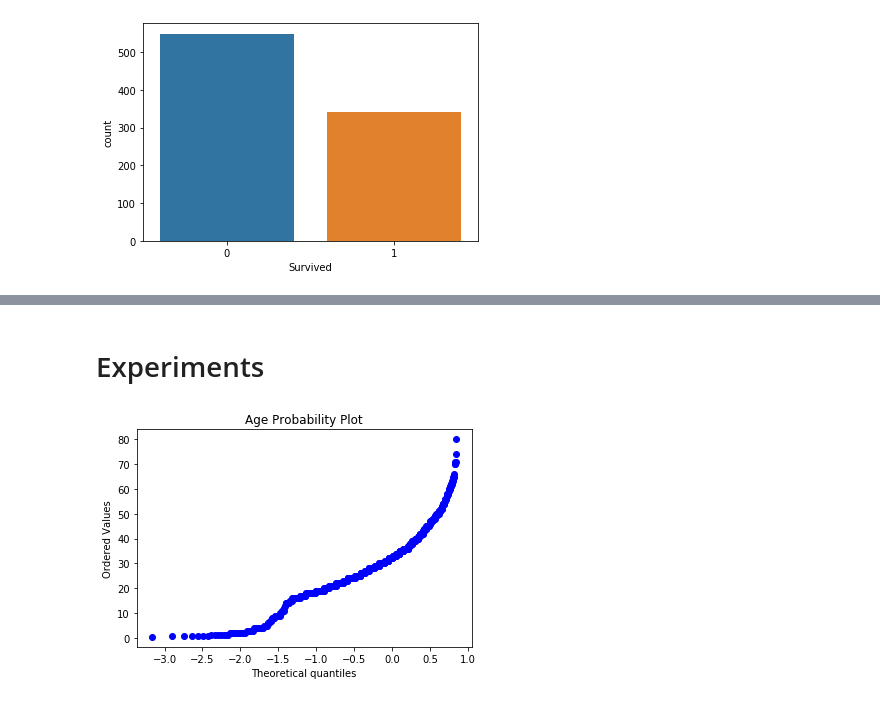
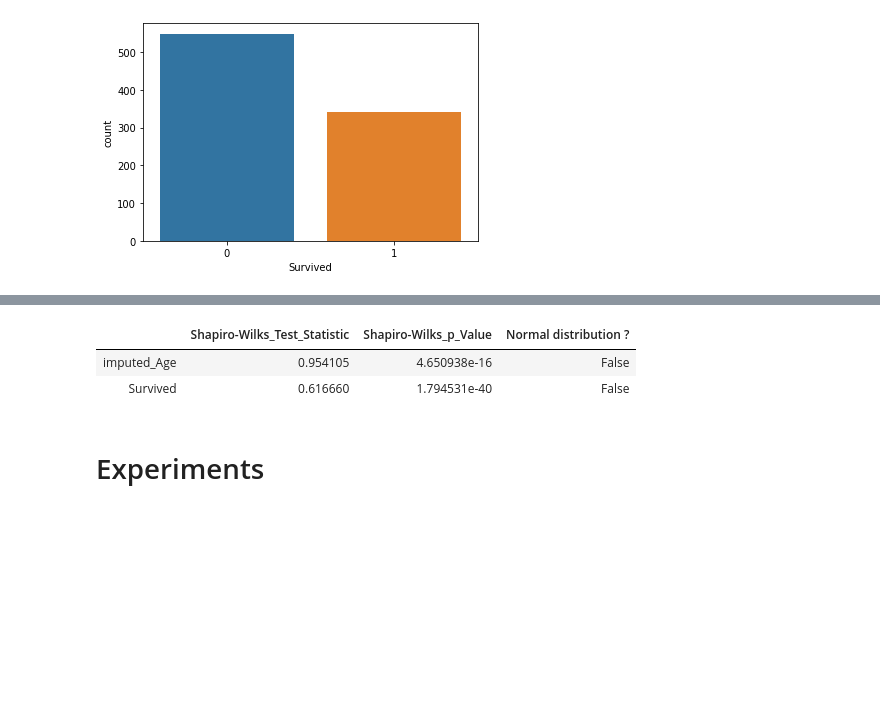
Before and after one commit to crawftv/crawto, a Jupyter notebook: CrawtoML.ipynb, the cells around one changed output, grey strips where cells are left out. Drawn from its saved outputs; the diff is of its cells as text; code cells hidden in the pictures; blank space fills up the shorter version.

```diff
--- a/CrawtoML.ipynb
+++ b/CrawtoML.ipynb
@@ -110,2 +58,8 @@ No Features are correlated above the threshold
+# %%
+automl.distribution_r()
+# %% [output]
+|  | Shapiro-Wilks_Test_Statistic | Shapiro-Wilks_p_Value | Normal distribution ? |
+| imputed_Age | 0.954105 | 4.650938e-16 | False |
+| Survived | 0.616660 | 1.794531e-40 | False |
 # %% [markdown]
 # Experiments
@@ -141,8 +65,0 @@ distribution_fit(automl.data,automl.numeric_columns[0])
-# %%
-from scipy.stats import probplot
-import matplotlib.pyplot as plt
-probplot(automl.data[automl.numeric_columns[2]], plot=plt)
-plt.title(automl.numeric_columns[2] + ' Probability Plot')
-plt.show();
-# %% [output]
-[figure, removed]
```
Also changed, not shown: parts of 21 cells of this notebook, 1 other file.
